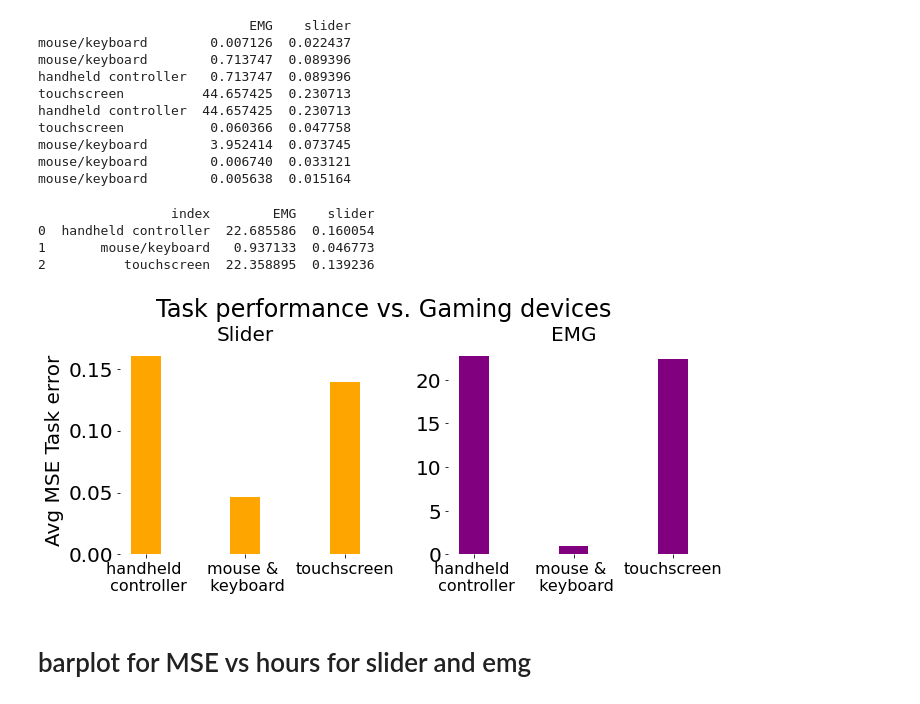
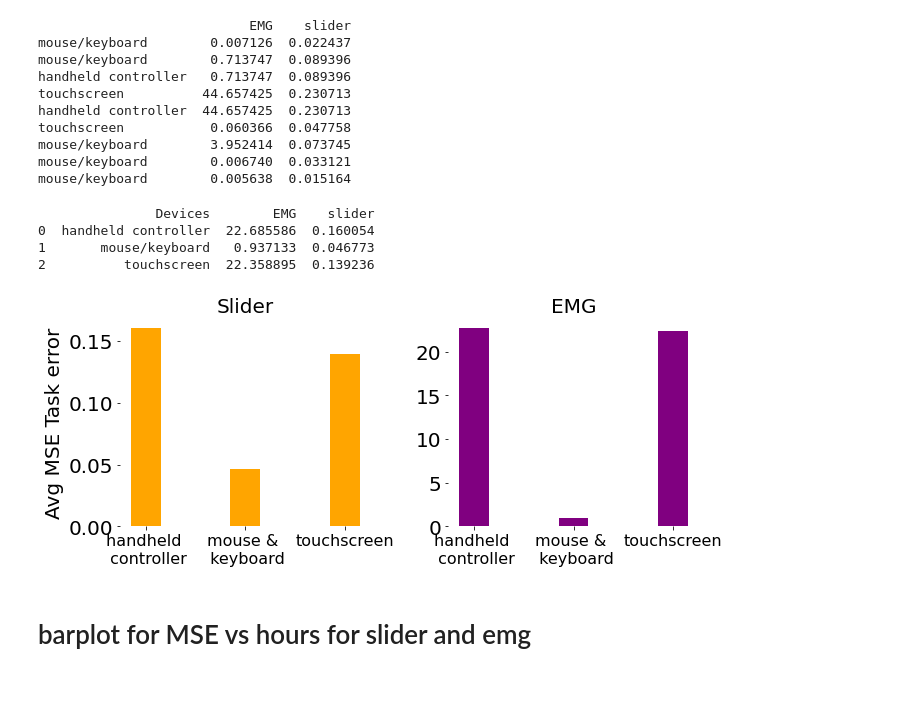
Before and after one commit to sburden-group/sensorimotor_fusion, a Jupyter notebook: analysis/Fusion analysis/Video_game_analysis_Amber.ipynb, the cells around one changed output. Cells and saved outputs as stored; diff of their text form; code cells hidden in the pictures.

```diff
--- a/analysis/Fusion analysis/Video_game_analysis_Amber.ipynb
+++ b/analysis/Fusion analysis/Video_game_analysis_Amber.ipynb
@@ -433,10 +433,10 @@ mouse/keyboard        0.005638  0.015164
 # %%
 # take the average of the same device group
 result_df = df.groupby(df.index).mean().reset_index()
-# result_df.columns = ['Devices','EMG', 'slider']
+result_df.columns = ['Devices','EMG', 'slider']
 print(result_df)
 # %% [output]
-                 index        EMG    slider
+               Devices        EMG    slider
 0  handheld controller  22.685586  0.160054
 1       mouse/keyboard   0.937133  0.046773
 2          touchscreen  22.358895  0.139236
@@ -448,38 +448,38 @@ print(result_df)
 # plt.ylim(0,1)
 # %%
 fig, axs = plt.subplots(1,2, figsize = (10,4.5))
-fig.suptitle('Task performance vs. Gaming devices')
+# fig.suptitle('Task performance vs. Gaming devices')
 device_labels = ['handheld \n controller','mouse & \n keyboard','touchscreen']
 ax = axs[0]
 bar_width = 0.3
 ax.bar(result_df.Devices.values, result_df.slider.values, width=bar_width, color='orange')
 ax.set_xticklabels(device_labels,fontsize=16)
 # ax.set_xlabel('Devices')
 ax.set_ylabel('Avg MSE Task error')
 ax.set_title('Slider')
 
 ax.spines['top'].set_visible(False)
 ax.spines['right'].set_visible(False)
 ax.spines['bottom'].set_visible(False)
 ax.spines['left'].set_visible(False)
 
 # Create the bar plot for the first condition
 ax = axs[1]
 ax.bar(result_df.Devices.values, result_df.EMG.values, width=bar_width, color='purple')
 ax.set_xticklabels(device_labels,fontsize=16)
 # ax.set_xlabel('Devices')
 ax.set_title('EMG')
 
 ax.spines['top'].set_visible(False)
 ax.spines['right'].set_visible(False)
 ax.spines['bottom'].set_visible(False)
 ax.spines['left'].set_visible(False)
 
 fig.tight_layout()
 fig.subplots_adjust(top=0.83)
 plt.show()
 # %% [output]
-[figure, old version]
+[figure, new version]
 # %% [markdown]
 # barplot for MSE vs hours for slider and emg
 # %%
```
Also changed, not shown: parts of 4 cells of this notebook.
